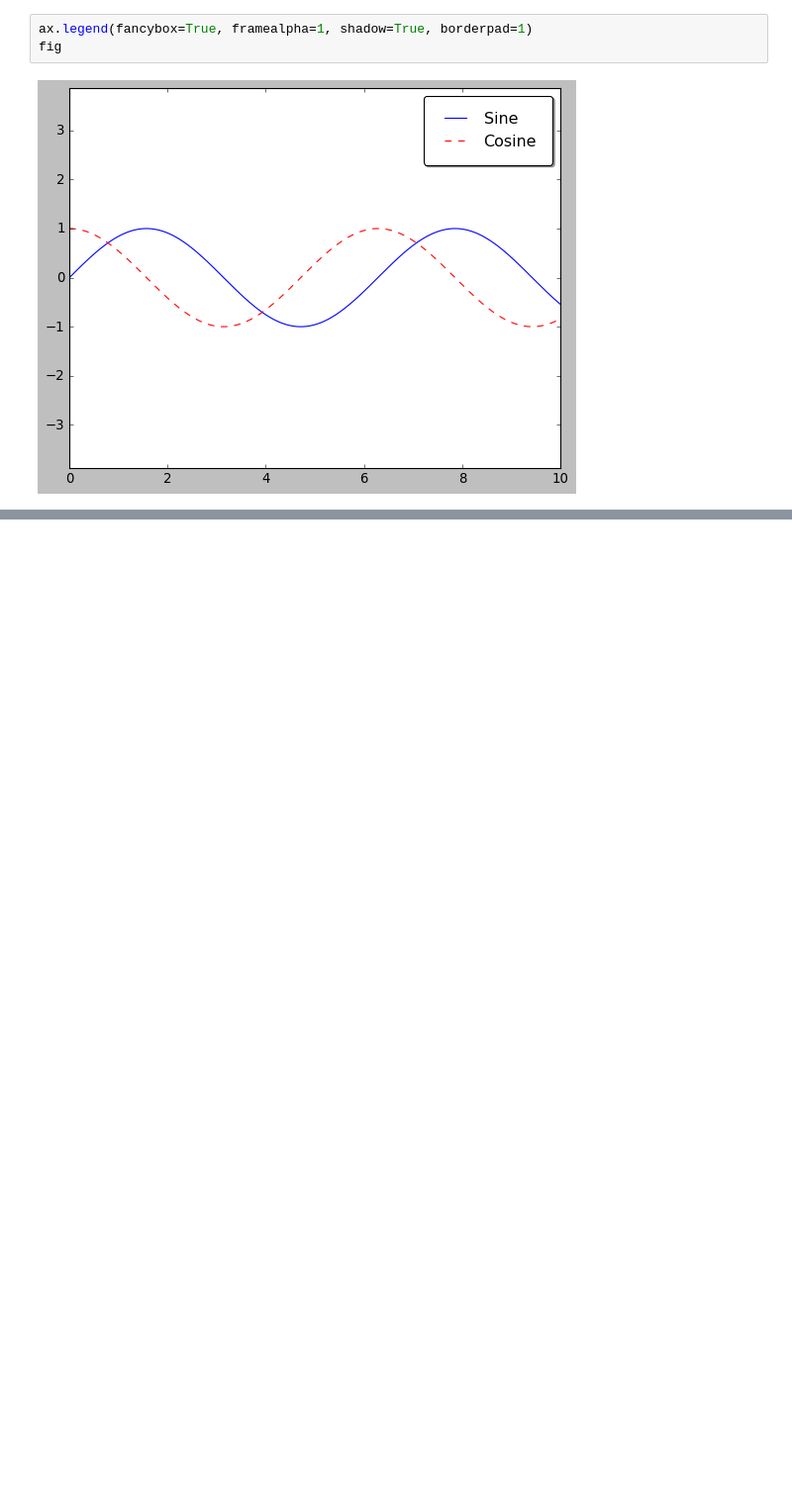
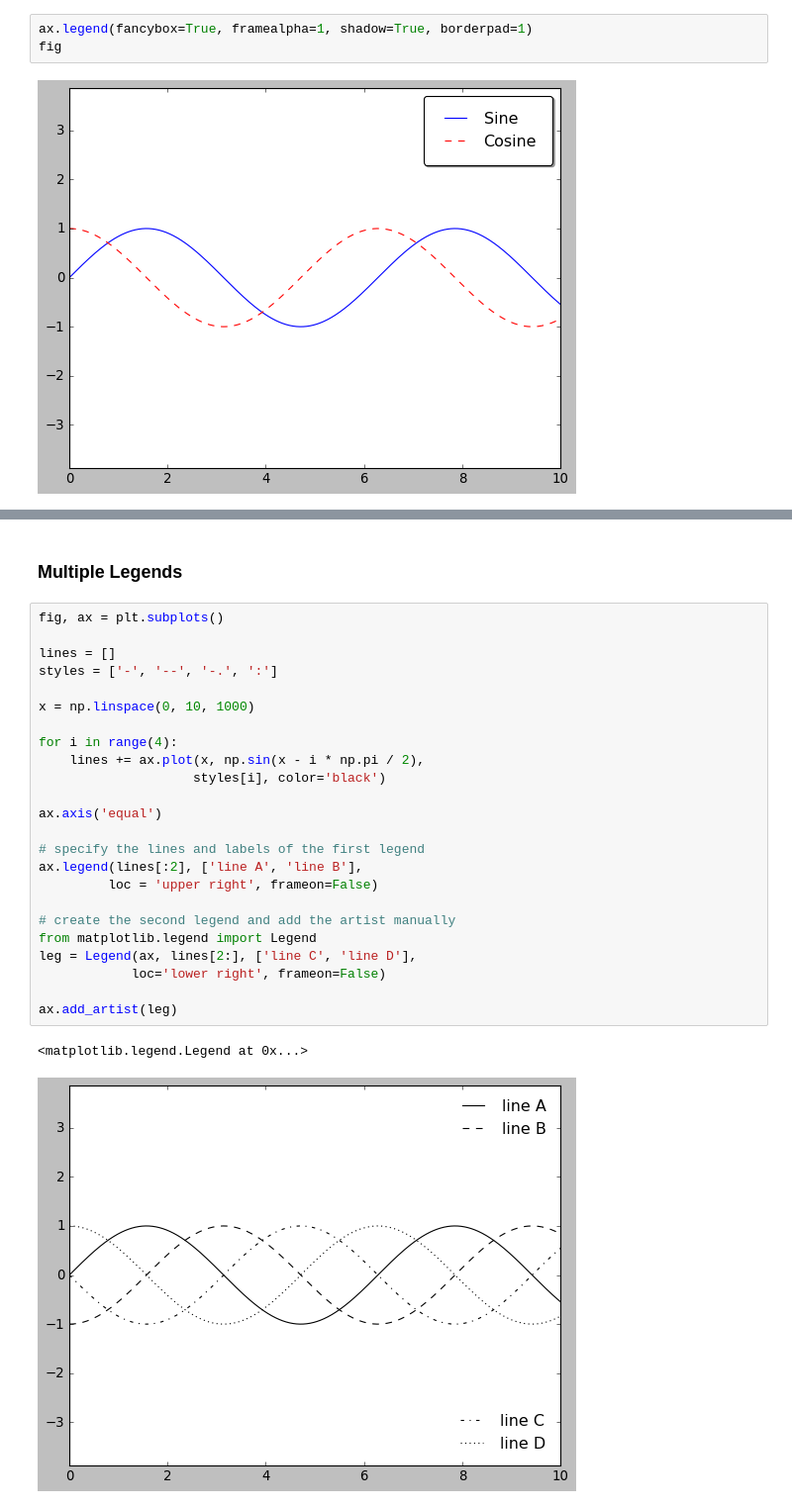
Before and after one commit to salma-shaik/viz-mpl-jvp, a Jupyter notebook: customizing_plot_legends.ipynb, the cells around one changed output, grey strips where cells are left out. Shown: that part at 99% size. Saved outputs shown, nothing was run; the diff lists cells and outputs as text; blank space fills up the shorter version.

```diff
--- a/customizing_plot_legends.ipynb
+++ b/customizing_plot_legends.ipynb
@@ -31,0 +205,29 @@ fig
+# %% [markdown]
+### Multiple Legends
+# %%
+fig, ax = plt.subplots()
+
+lines = []
+styles = ['-', '--', '-.', ':']
+
+x = np.linspace(0, 10, 1000)
+
+for i in range(4):
+    lines += ax.plot(x, np.sin(x - i * np.pi / 2),
+                    styles[i], color='black')
+
+ax.axis('equal')
+
+# specify the lines and labels of the first legend
+ax.legend(lines[:2], ['line A', 'line B'],
+         loc = 'upper right', frameon=False)
+
+# create the second legend and add the artist manually
+from matplotlib.legend import Legend
+leg = Legend(ax, lines[2:], ['line C', 'line D'],
+            loc='lower right', frameon=False)
+
+ax.add_artist(leg)
+# %% [output]
+<matplotlib.legend.Legend at 0x...>
+[figure, added]
```
Also changed, not shown: parts of 14 cells of this notebook, 1 other file.
